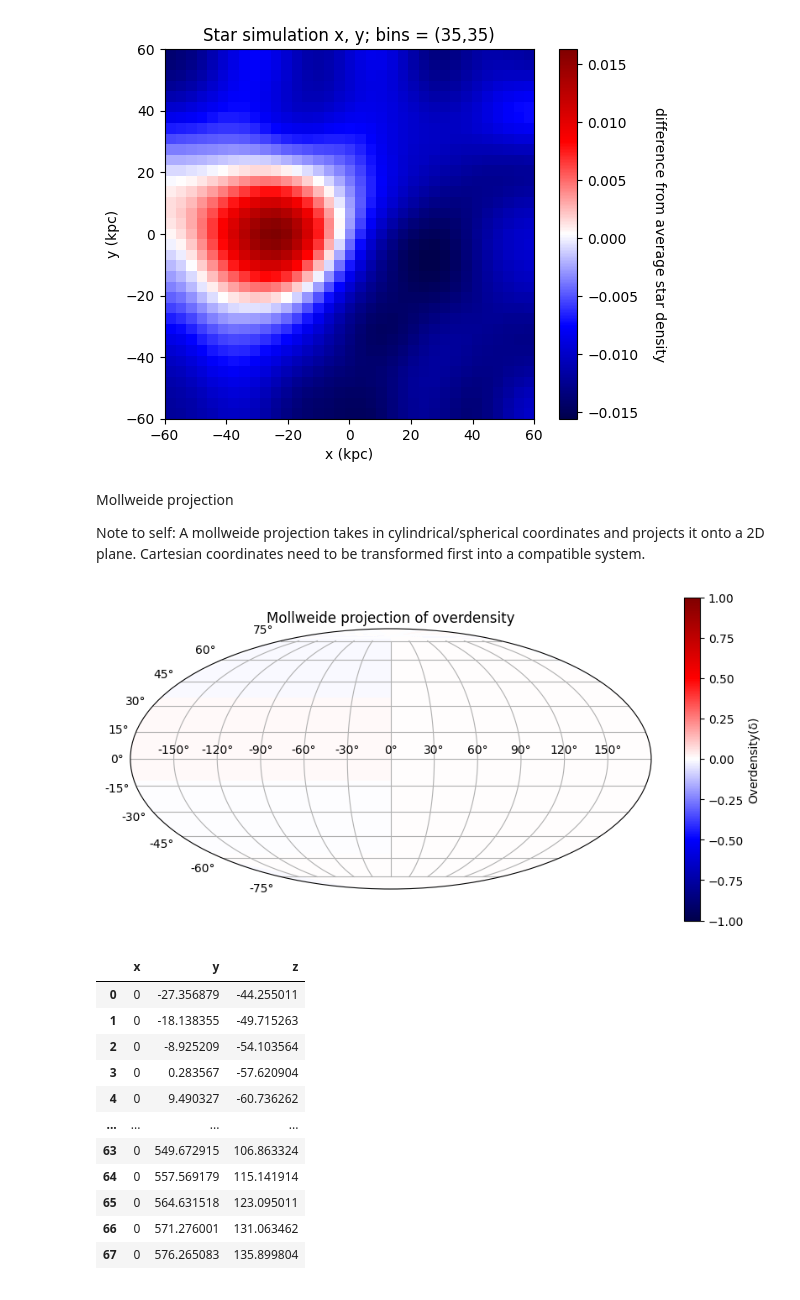
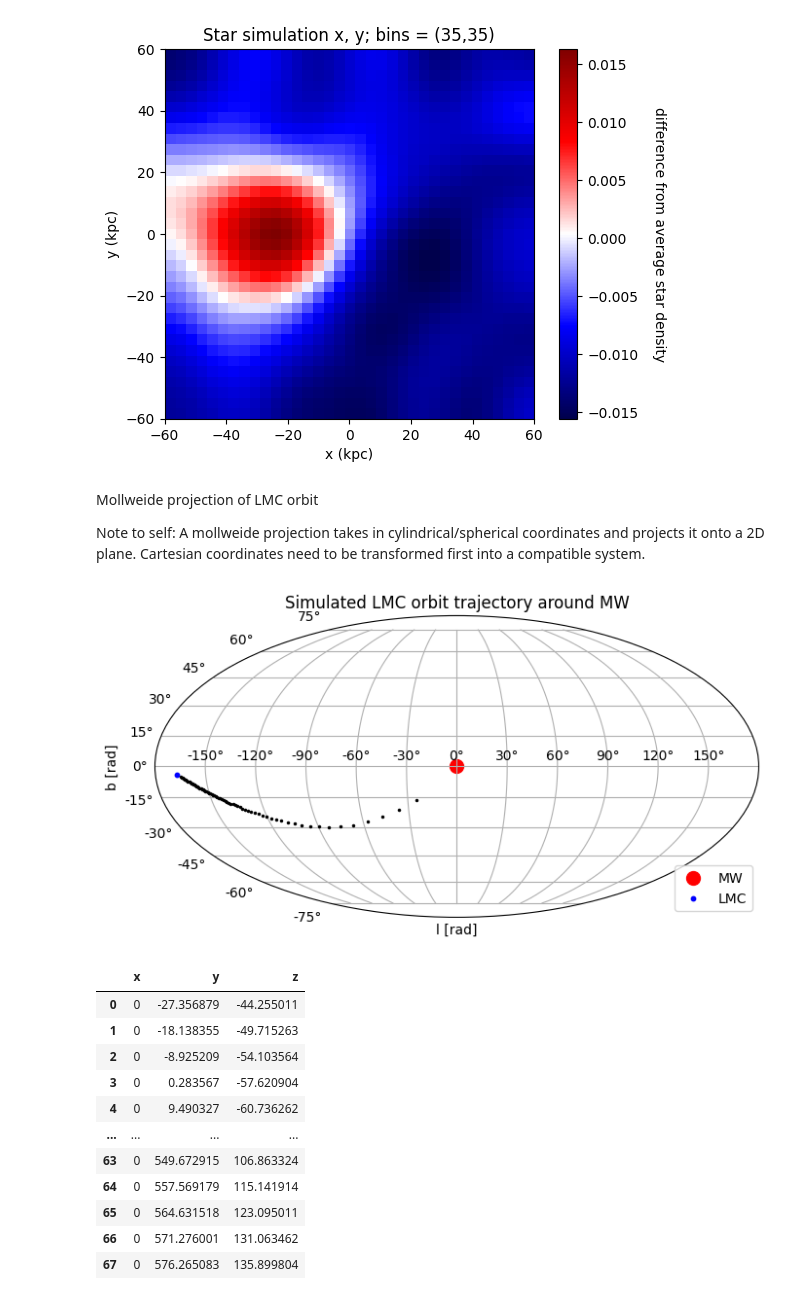
Before and after one commit to TheArchAstronomer/My_thesis, a Jupyter notebook: CDM_sim_viz.ipynb, the cells around one changed output. Drawn from its saved outputs; the diff is of its cells as text; code cells hidden in the pictures.

Commit message:
Mollweide projection update

```diff
--- a/CDM_sim_viz.ipynb
+++ b/CDM_sim_viz.ipynb
@@ -125,6 +125,6 @@ plt.imshow(hist_smoothed1.T, origin='lower', extent = extent,  cmap="seismic")
 <matplotlib.image.AxesImage at 0x...>
 [figure]
 # %% [markdown]
-Mollweide projection
+Mollweide projection of LMC orbit
 
 Note to self: A mollweide projection takes in cylindrical/spherical coordinates and projects it onto a 2D plane. Cartesian coordinates need to be transformed first into a compatible system.
@@ -142,16 +130,0 @@ b = np.radians(b)
-# %%
-x_grid, y_grid = np.meshgrid(xedges[:-1], yedges[:-1])
-
-fig = plt.figure(figsize=(10,5))
-ax = fig.add_subplot (111, projection = "mollweide")
-
-im = ax.pcolormesh(x_grid, y_grid, OD.T, cmap='seismic', shading = 'auto', vmin = -1, vmax = 1)
-
-plt.colorbar(im, label = 'Overdensity(δ)')
-
-plt.title("Mollweide projection of overdensity")
-plt.grid(True)
-
-plt.show()
-# %% [output]
-[figure, removed]
@@ -158,3 +138,25 @@ plt.show()
+# %%
+from astropy import units as u
+
+from astropy.coordinates import SkyCoord
+
+# turning the galactocentric cartesian coordinates into a SkyCoord object
+c = SkyCoord(x, y, z, unit='kpc', representation_type='cartesian')
+coordinates = c.galactocentric
+# %%
+fig = plt.figure(figsize=(8, 6))
+ax = fig.add_subplot(111, projection="mollweide")
+ax.plot(coordinates.galactic.l.wrap_at('180d').radian,
+        coordinates.galactic.b.radian, 'k.', markersize=3)
+ax.scatter(0, 0, c='r', s=100, label='MW') # MW position
+ax.scatter(np.radians(-167), np.radians(-4), c='b', s=10, label='LMC') # LMC position, coordinates provided by me to match the visual data
+ax.set_xlabel('l [rad]')
+ax.set_ylabel('b [rad]')
+ax.set_title('Simulated LMC orbit trajectory around MW')
+ax.legend( loc='lower right')
+ax.grid(True)
+# %% [output]
+[figure, added]
 # %%
 lmc_orbit
 # %% [output]
```
Also changed, not shown: parts of 2 cells of this notebook.
